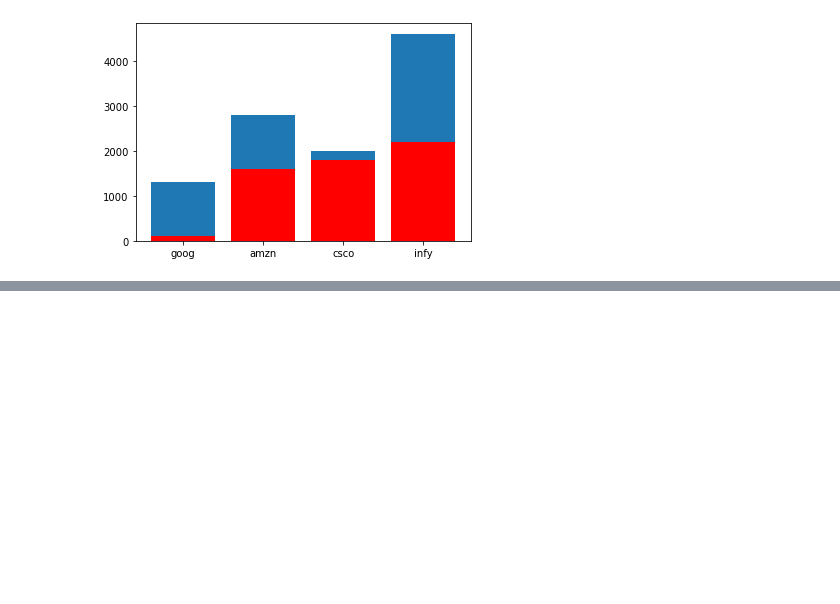
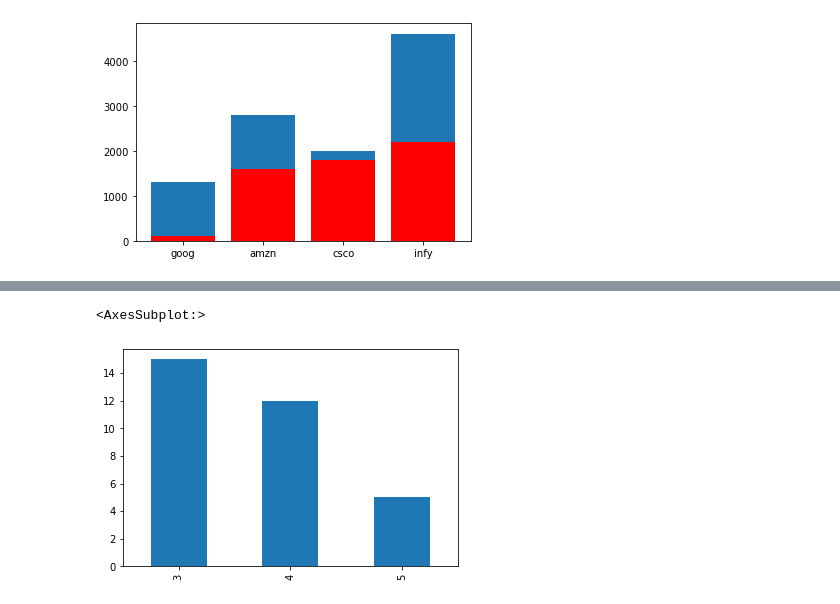
Before and after one commit to harshagiri/pydila, a Jupyter notebook: PandasDay2.ipynb, the cells around one changed output, grey strips where cells are left out. Saved outputs shown, nothing was run; the diff lists cells and outputs as text; code cells hidden in the pictures; blank space fills up the shorter version.

```diff
--- a/PandasDay2.ipynb
+++ b/PandasDay2.ipynb
@@ -179,0 +184,7 @@ plt.show()
+# %%
+vc= df1.gear.value_counts()
+# %%
+vc.plot(kind='bar')
+# %% [output]
+<AxesSubplot:>
+[figure, added]
```
Also changed, not shown: parts of 2 cells of this notebook, 1 other file.
